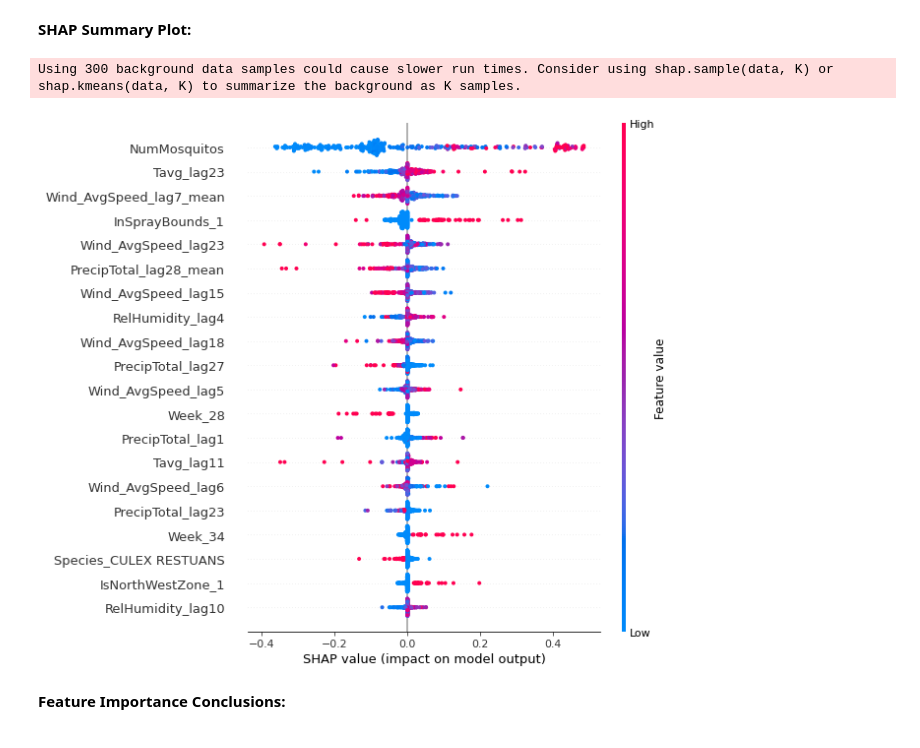
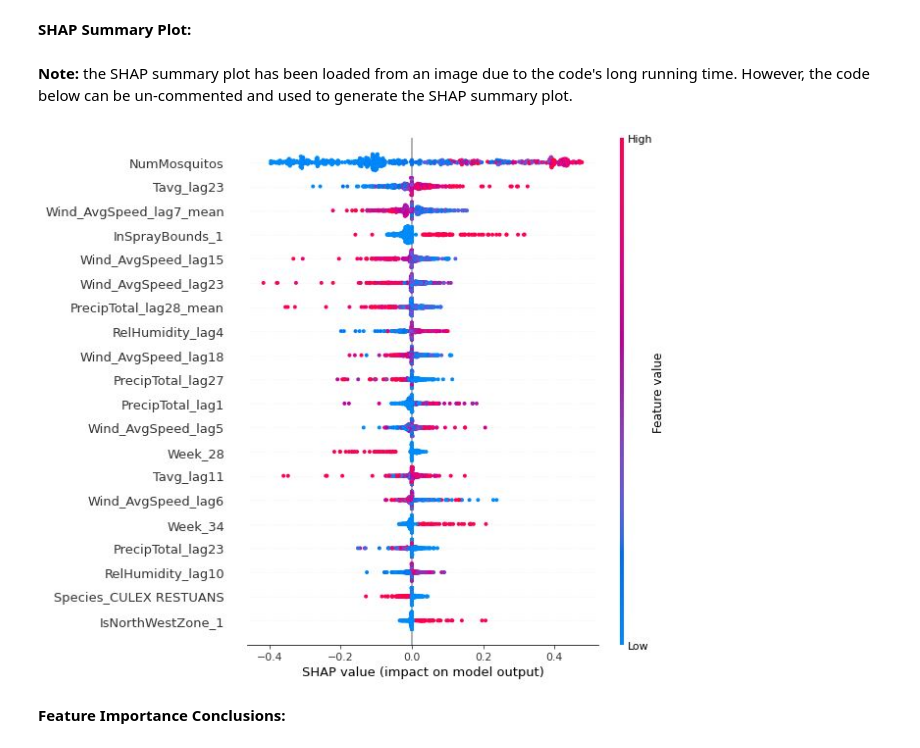
Before and after one commit to DR-611/Capstone2_WestNileVirusPrediction, a Jupyter notebook: Notebooks/PredictWestNile_Modeling.ipynb, the cells around one changed output. Drawn from its saved outputs; the diff is of its cells as text; code cells hidden in the pictures.

```diff
--- a/Notebooks/PredictWestNile_Modeling.ipynb
+++ b/Notebooks/PredictWestNile_Modeling.ipynb
@@ -397,18 +347,23 @@ print('Test AUC: ', test_auc)'''
 ## 4.4 SHAP Analysis
 # %% [markdown]
 **SHAP Summary Plot:**
+# %% [markdown]
+**Note:** the SHAP summary plot has been loaded from an image due to the code's long running time. However, the code below can be un-commented and used to generate the SHAP summary plot.
+# %%
+#load SHAP Summary Plot image
+Image(filename='../Images/SHAP_Summary_600samples.JPG')
+# %% [output]
+[figure, added]
 # %%
 #get SHAP values
-X_test_sample = shap.sample(X_test,300)
-explainer = shap.KernelExplainer(gb_model.predict, X_test_sample)
-shap_values = explainer.shap_values(X_test_sample)
+
+#X_test_sample = shap.sample(X_test,600)
+#explainer = shap.KernelExplainer(tuned_gb_model.predict, X_test_sample)
+#shap_values = explainer.shap_values(X_test_sample)
-# %% [output]
-Using 300 background data samples could cause slower run times. Consider using shap.sample(data, K) or shap.kmeans(data, K) to summarize the background as K samples.
 # %%
 #create SHAP summary plot
-shap.summary_plot(shap_values, X_test_sample)
+
+#shap.summary_plot(shap_values, X_test_sample)
-# %% [output]
-[figure, removed]
 # %% [markdown]
 **Feature Importance Conclusions:**
 # %% [markdown]
```
Also changed, not shown: parts of 58 cells of this notebook, 2 other files.
